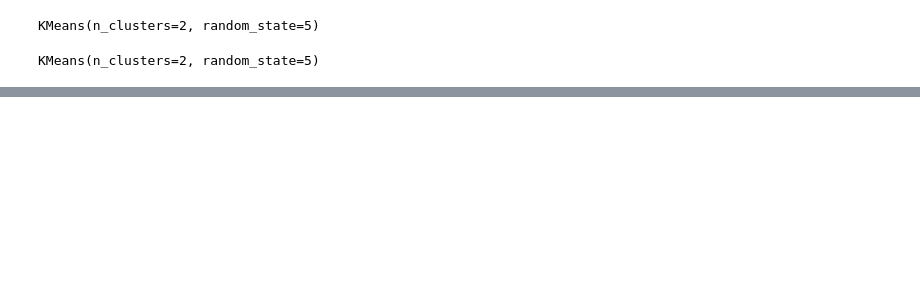
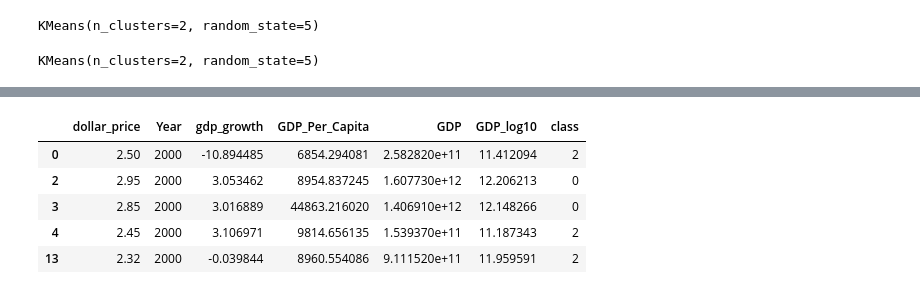
Before and after one commit to bolwerk-b/Final-Project, a Jupyter notebook: machine learning/Archive/Machine_Learning_Sandbox.ipynb, the cells around one changed output, grey strips where cells are left out. Drawn from its saved outputs; the diff is of its cells as text; code cells hidden in the pictures; blank space fills up the shorter version.

```diff
--- a/machine learning/Archive/Machine_Learning_Sandbox.ipynb
+++ b/machine learning/Archive/Machine_Learning_Sandbox.ipynb
@@ -357,0 +420,10 @@ fig.show()
+# %%
+three_clusters = get_clusters(3, df_Americas_modified)
+three_clusters.head()
+# %% [output]
+|  | dollar_price | Year | gdp_growth | GDP_Per_Capita | GDP | GDP_log10 | class |
+| 0 | 2.50 | 2000 | -10.894485 | 6854.294081 | 2.582820e+11 | 11.412094 | 2 |
+| 2 | 2.95 | 2000 | 3.053462 | 8954.837245 | 1.607730e+12 | 12.206213 | 0 |
+| 3 | 2.85 | 2000 | 3.016889 | 44863.216020 | 1.406910e+12 | 12.148266 | 0 |
+| 4 | 2.45 | 2000 | 3.106971 | 9814.656135 | 1.539370e+11 | 11.187343 | 2 |
+| 13 | 2.32 | 2000 | -0.039844 | 8960.554086 | 9.111520e+11 | 11.959591 | 2 |
```
Also changed, not shown: parts of 27 cells of this notebook.
